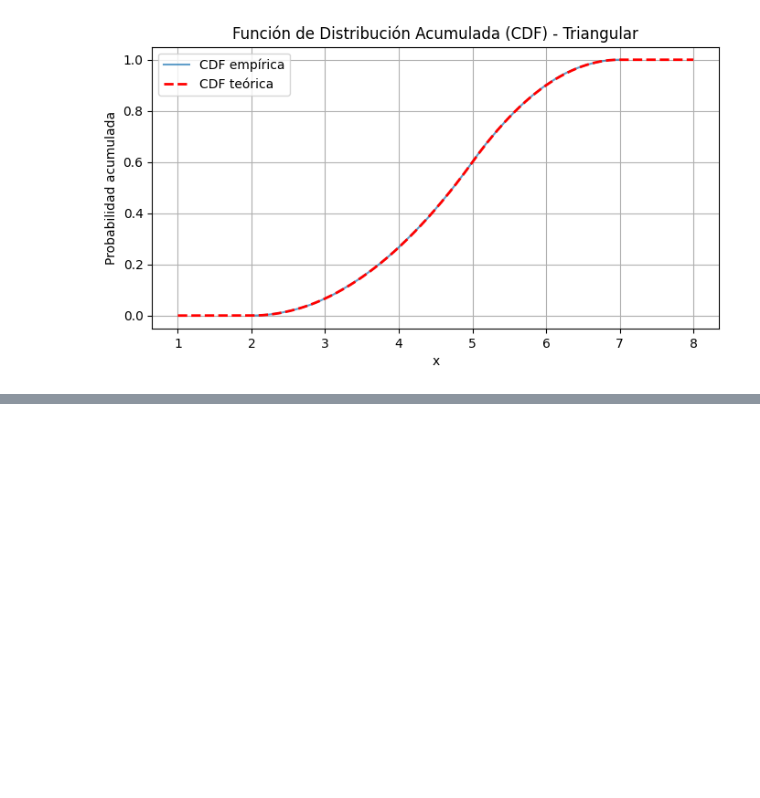
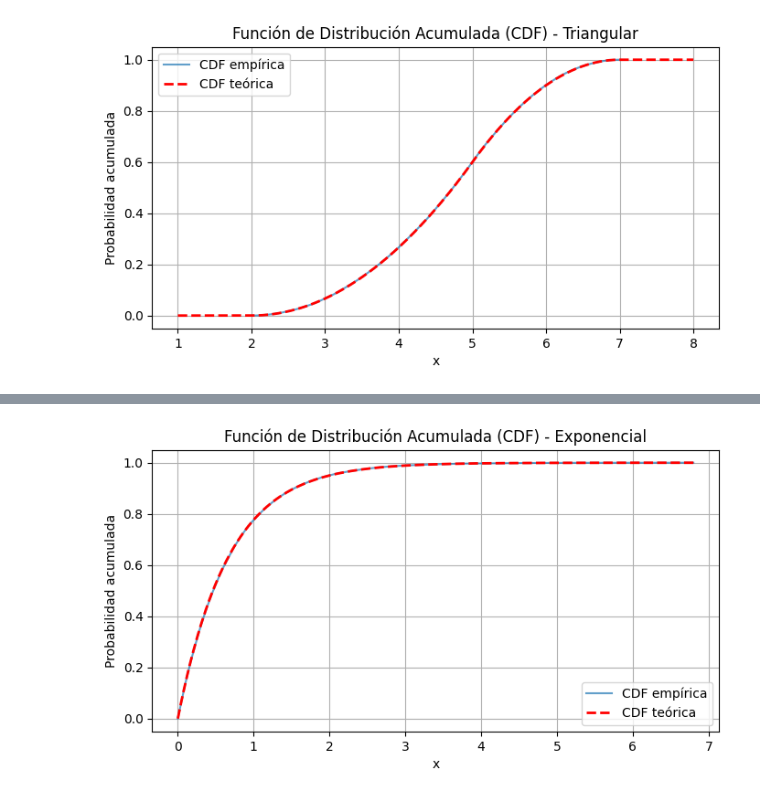
Before and after one commit to TonySC1300/Simulacion1, a Jupyter notebook: Catalogo.ipynb, the cells around one changed output, grey strips where cells are left out. Drawn from its saved outputs; the diff is of its cells as text; code cells hidden in the pictures; blank space fills up the shorter version.

```diff
--- a/Catalogo.ipynb
+++ b/Catalogo.ipynb
@@ -371,0 +432,22 @@ Procedimiento:
+# %%
+# === GRAFICAR FUNCION ACUMULADA ===
+datos_exp_ordenados = np.sort(datos_exp)
+y_cdf_exp = np.arange(1, k_exp + 1) / k_exp
+
+def cdf_exponencial(x, lam):
+    return np.where(x < 0, 0, 1 - np.exp(-lam * x))
+
+x_cdf_exp = np.linspace(0, max(datos_exp), 1000)
+cdf_exp_teo = cdf_exponencial(x_cdf_exp, lmbda)
+
+plt.figure(figsize=(8, 4))
+plt.plot(datos_exp_ordenados, y_cdf_exp, label='CDF empírica', alpha=0.7)
+plt.plot(x_cdf_exp, cdf_exp_teo, 'r--', label='CDF teórica', linewidth=2)
+plt.title('Función de Distribución Acumulada (CDF) - Exponencial')
+plt.xlabel('x')
+plt.ylabel('Probabilidad acumulada')
+plt.legend()
+plt.grid(True)
+plt.show()
+# %% [output]
+[figure, added]
```
Also changed, not shown: parts of 20 cells of this notebook.
